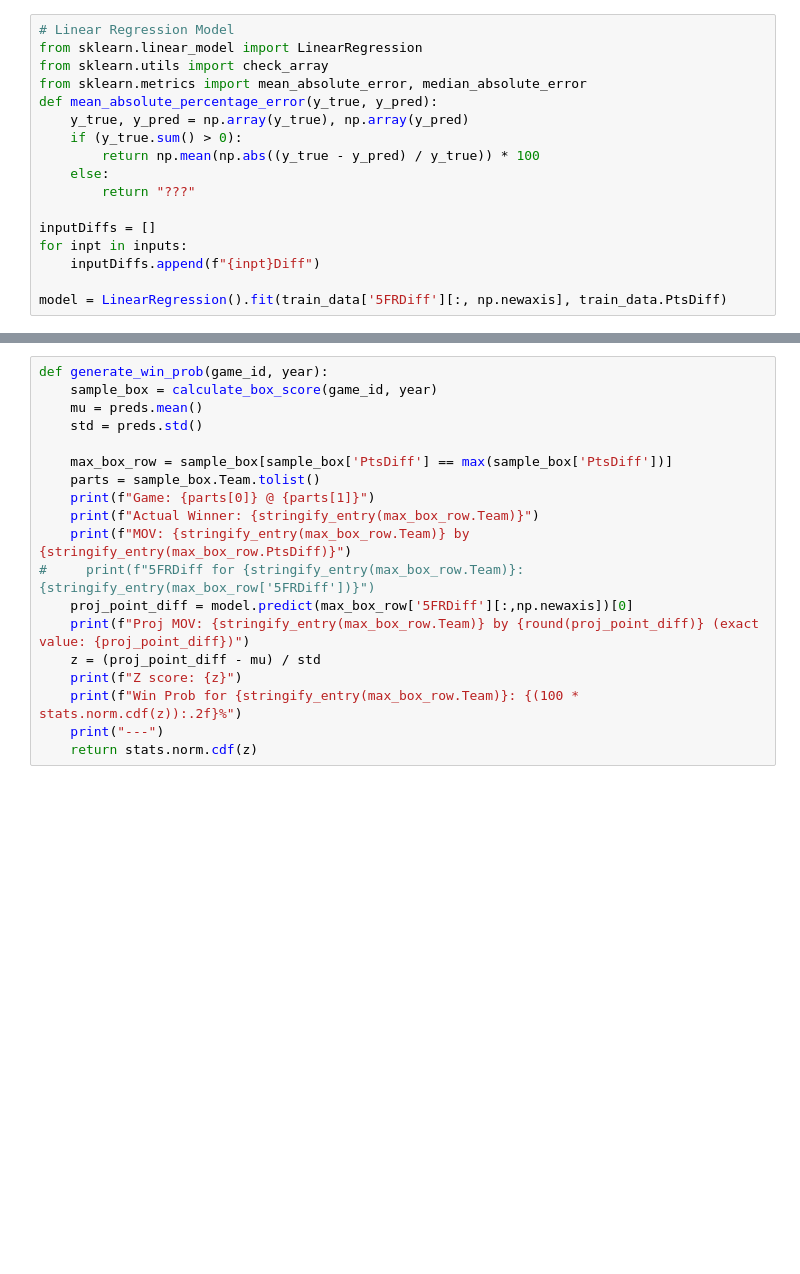
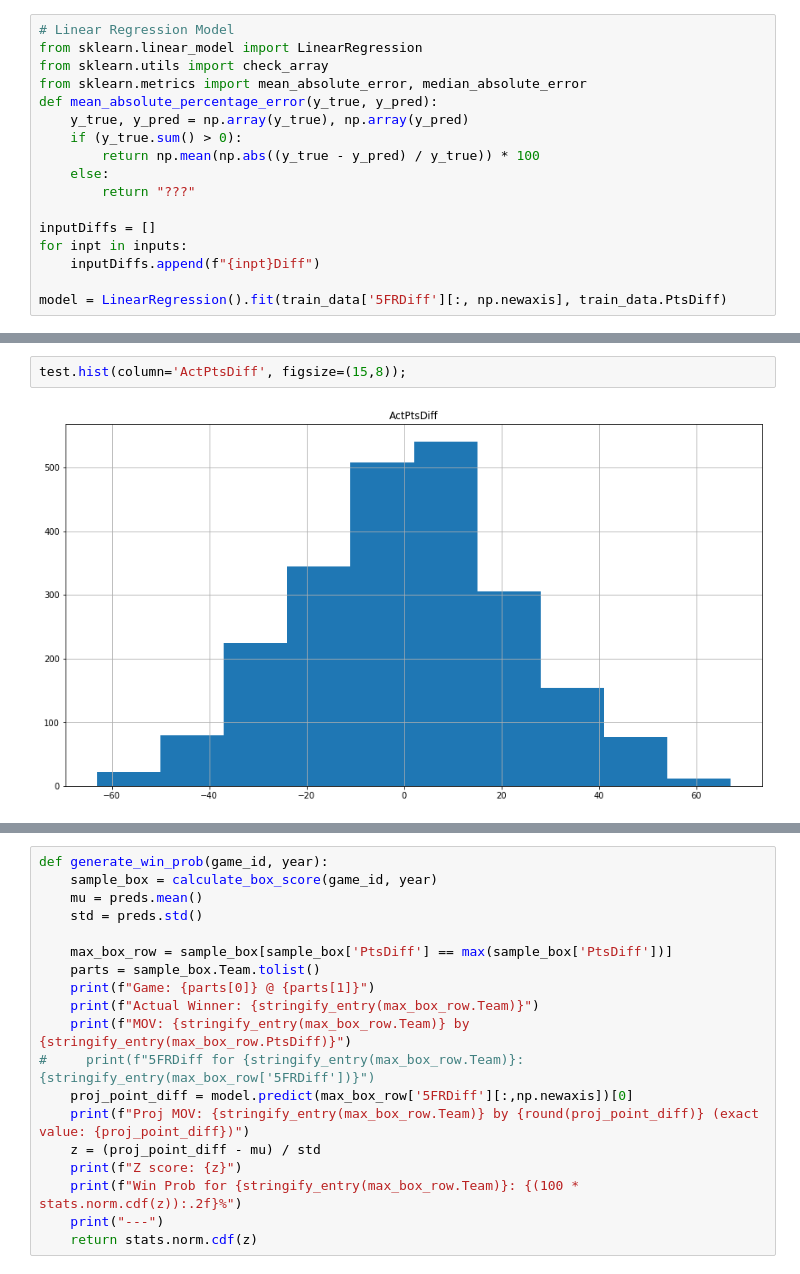
Before and after one commit to akeaswaran/cfb-pbp-analysis, a Jupyter notebook: win-prob.ipynb, the cells around one changed output, grey strips where cells are left out. Drawn from its saved outputs; the diff is of its cells as text; blank space fills up the shorter version.

```diff
--- a/win-prob.ipynb
+++ b/win-prob.ipynb
@@ -585,0 +686,4 @@ test.corr()
+# %%
+test.hist(column='ActPtsDiff', figsize=(15,8));
+# %% [output]
+[figure, added]
```
Also changed, not shown: parts of 45 cells of this notebook, 1 other file.
